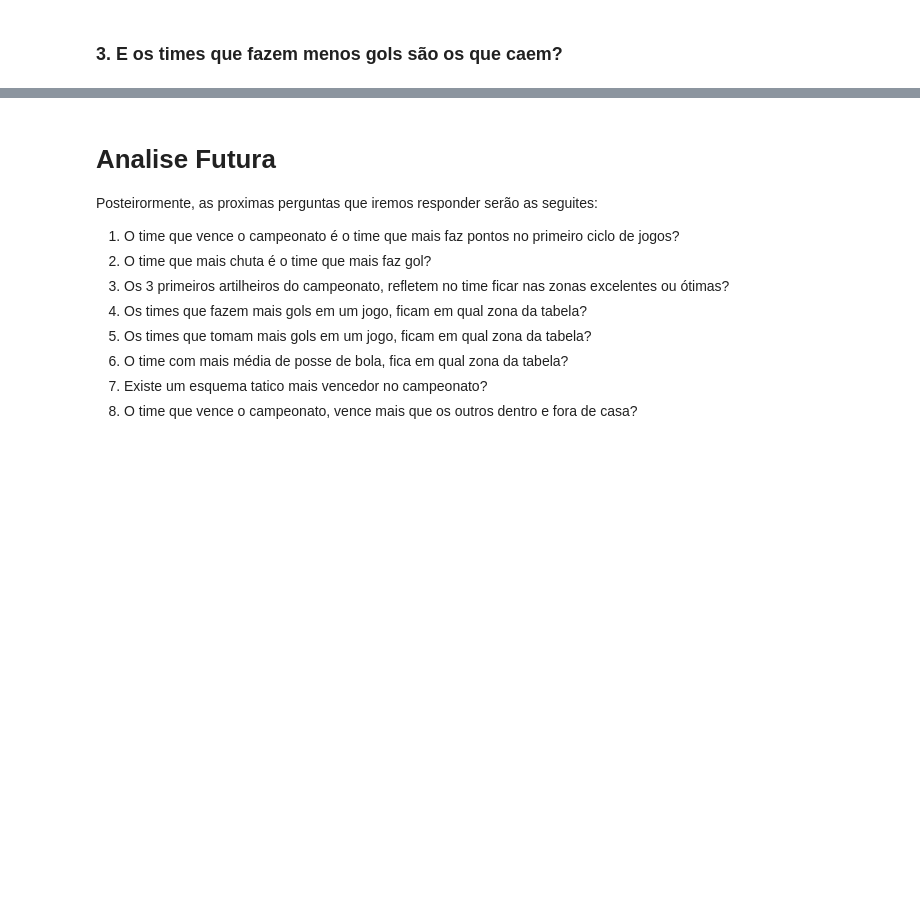
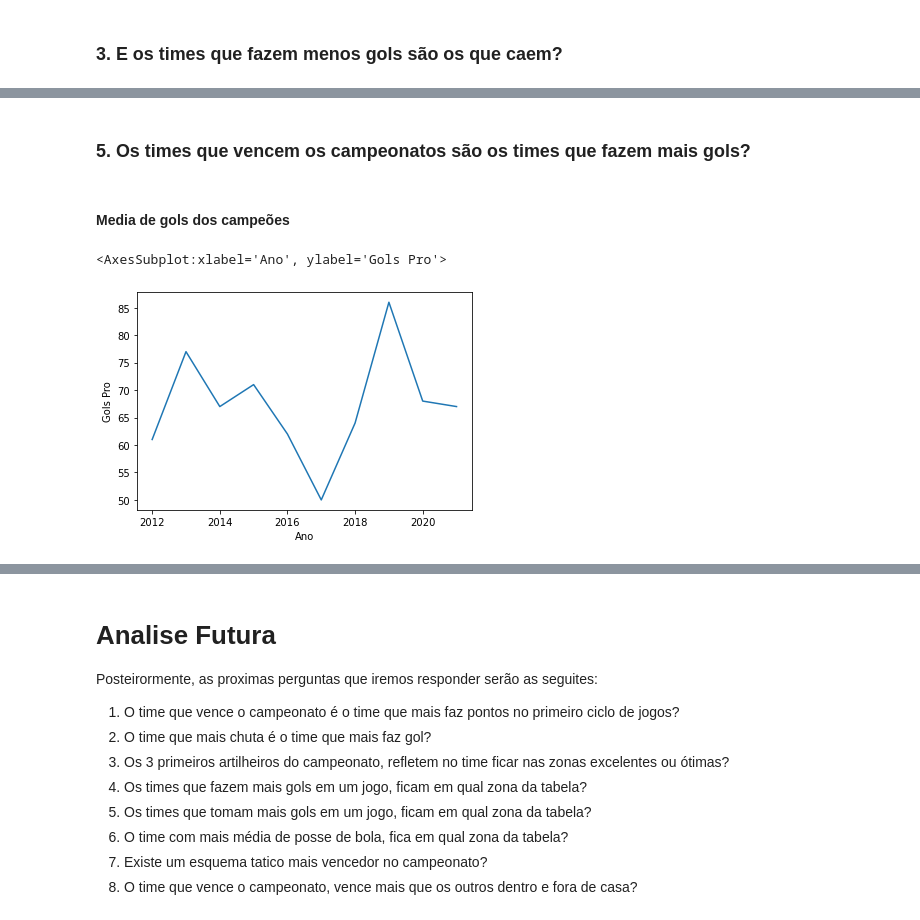
Before and after one commit to bjbomfim/INF1032_AnaliseDeDados_Brasileirao, a Jupyter notebook: primeiraEntrega.ipynb, the cells around one changed output, grey strips where cells are left out. Drawn from its saved outputs; the diff is of its cells as text; code cells hidden in the pictures; blank space fills up the shorter version.

```diff
--- a/primeiraEntrega.ipynb
+++ b/primeiraEntrega.ipynb
@@ -159,0 +183,10 @@ Gols Pro
+# %% [markdown]
+### 5. Os times que vencem os campeonatos são os times que fazem mais gols?
+# %% [markdown]
+#### Media de gols dos campeões
+# %%
+filtro = dfBrasileirao['Posicao'] == 1
+sns.lineplot(x="Ano", y="Gols Pro", data=dfBrasileirao[filtro])
+# %% [output]
+<AxesSubplot:xlabel='Ano', ylabel='Gols Pro'>
+[figure, added]
```
Also changed, not shown: parts of 28 cells of this notebook, 1 other file.
